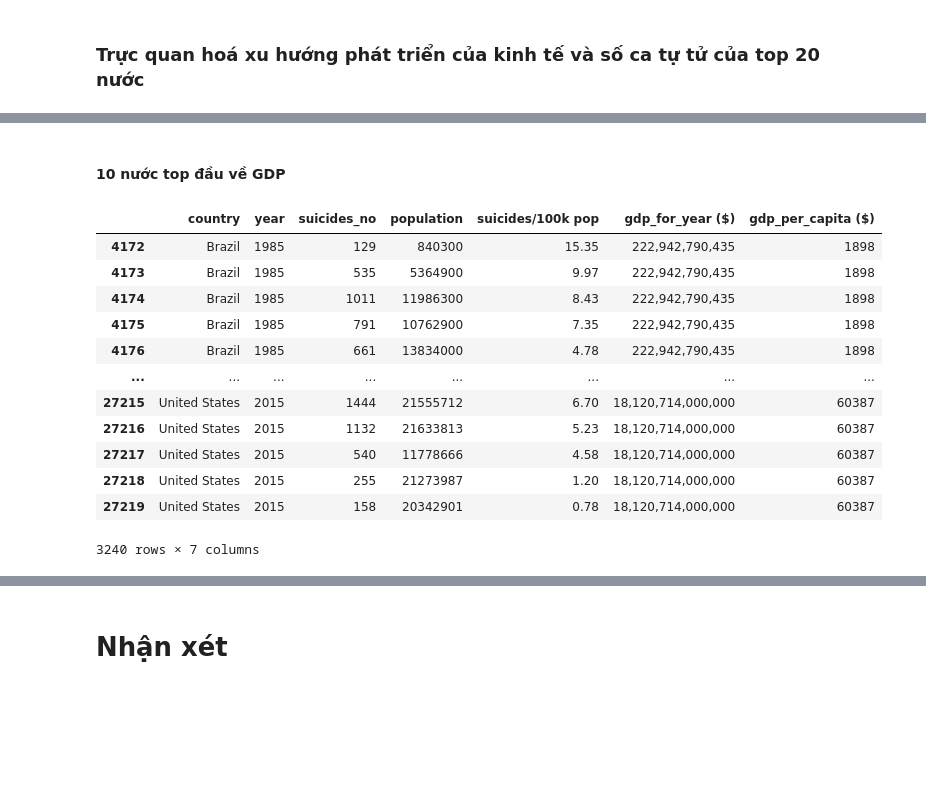
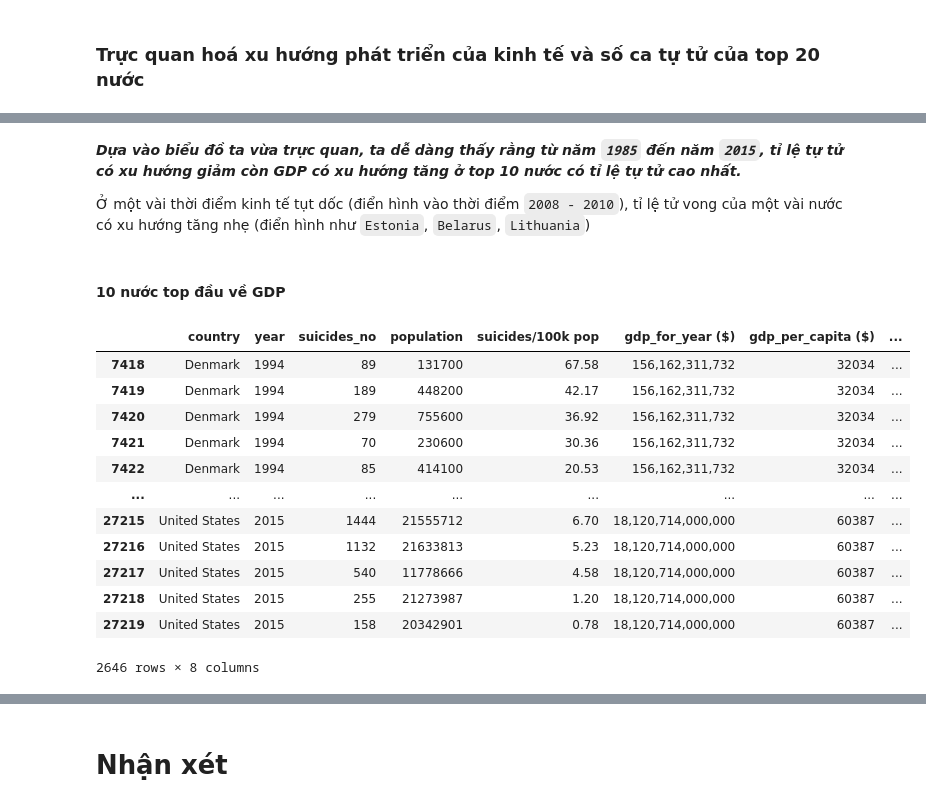
Before and after one commit to AI005/FinalProject-P4DS, a Jupyter notebook: ThienPhuc.ipynb, the cells around one changed output, grey strips where cells are left out. Cells and saved outputs as stored; diff of their text form; code cells hidden in the pictures; blank space fills up the shorter version.

Commit message:
add last insight visualize

```diff
--- a/ThienPhuc.ipynb
+++ b/ThienPhuc.ipynb
@@ -192,0 +191,5 @@ mean_df
+# %%
+# Add suicides rates to insight df
+
+insight_df['suicides_rates'] = insight_df['suicides_no'] / insight_df['population'] * 100
+insight_df
@@ -192,0 +210,5 @@ mean_df
+# %%
+# Add to suicides rates to mean df
+
+mean_df['suicides_rates'] = insight_df.groupby(['country'])['suicides_rates'].mean()
+mean_df
@@ -251,20 +314,24 @@ top_10_suicides_df
+# %% [markdown]
+***Dựa vào biểu đồ ta vừa trực quan, ta dễ dàng thấy rằng từ năm `1985` đến năm `2015`, tỉ lệ tự tử có xu hướng giảm còn GDP có xu hướng tăng ở top 10 nước có tỉ lệ tự tử cao nhất.***
+
+Ở một vài thời điểm kinh tế tụt dốc (điển hình vào thời điểm `2008 - 2010`), tỉ lệ tử vong của một vài nước có xu hướng tăng nhẹ (điển hình như `Estonia`, `Belarus`, `Lithuania`)
 # %% [markdown]
 #### 10 nước top đầu về GDP
 # %%
 top_10_gdp_countries = list(top_10_gdp_mean_df.index.unique())
-top_10_gdp_df = insight_df.loc[insight_df['country'].isin(top_10_suicides_countries)]
+top_10_gdp_df = insight_df.loc[insight_df['country'].isin(top_10_gdp_countries)]
 top_10_gdp_df
 # %% [output]
-|  | country | year | suicides_no | population | suicides/100k pop | gdp_for_year ($) | gdp_per_capita ($) |
-| 4172 | Brazil | 1985 | 129 | 840300 | 15.35 | 222,942,790,435 | 1898 |
-| 4173 | Brazil | 1985 | 535 | 5364900 | 9.97 | 222,942,790,435 | 1898 |
-| 4174 | Brazil | 1985 | 1011 | 11986300 | 8.43 | 222,942,790,435 | 1898 |
-| 4175 | Brazil | 1985 | 791 | 10762900 | 7.35 | 222,942,790,435 | 1898 |
-| 4176 | Brazil | 1985 | 661 | 13834000 | 4.78 | 222,942,790,435 | 1898 |
-| ... | ... | ... | ... | ... | ... | ... | ... |
-| 27215 | United States | 2015 | 1444 | 21555712 | 6.70 | 18,120,714,000,000 | 60387 |
-| 27216 | United States | 2015 | 1132 | 21633813 | 5.23 | 18,120,714,000,000 | 60387 |
-| 27217 | United States | 2015 | 540 | 11778666 | 4.58 | 18,120,714,000,000 | 60387 |
-| 27218 | United States | 2015 | 255 | 21273987 | 1.20 | 18,120,714,000,000 | 60387 |
-| 27219 | United States | 2015 | 158 | 20342901 | 0.78 | 18,120,714,000,000 | 60387 |
+|  | country | year | suicides_no | population | suicides/100k pop | gdp_for_year ($) | gdp_per_capita ($) | ... |
+| 7418 | Denmark | 1994 | 89 | 131700 | 67.58 | 156,162,311,732 | 32034 | ... |
+| 7419 | Denmark | 1994 | 189 | 448200 | 42.17 | 156,162,311,732 | 32034 | ... |
+| 7420 | Denmark | 1994 | 279 | 755600 | 36.92 | 156,162,311,732 | 32034 | ... |
+| 7421 | Denmark | 1994 | 70 | 230600 | 30.36 | 156,162,311,732 | 32034 | ... |
+| 7422 | Denmark | 1994 | 85 | 414100 | 20.53 | 156,162,311,732 | 32034 | ... |
+| ... | ... | ... | ... | ... | ... | ... | ... | ... |
+| 27215 | United States | 2015 | 1444 | 21555712 | 6.70 | 18,120,714,000,000 | 60387 | ... |
+| 27216 | United States | 2015 | 1132 | 21633813 | 5.23 | 18,120,714,000,000 | 60387 | ... |
+| 27217 | United States | 2015 | 540 | 11778666 | 4.58 | 18,120,714,000,000 | 60387 | ... |
+| 27218 | United States | 2015 | 255 | 21273987 | 1.20 | 18,120,714,000,000 | 60387 | ... |
+| 27219 | United States | 2015 | 158 | 20342901 | 0.78 | 18,120,714,000,000 | 60387 | ... |
-3240 rows × 7 columns
+2646 rows × 8 columns
```
Also changed, not shown: parts of 20 cells of this notebook, 1 other file.
